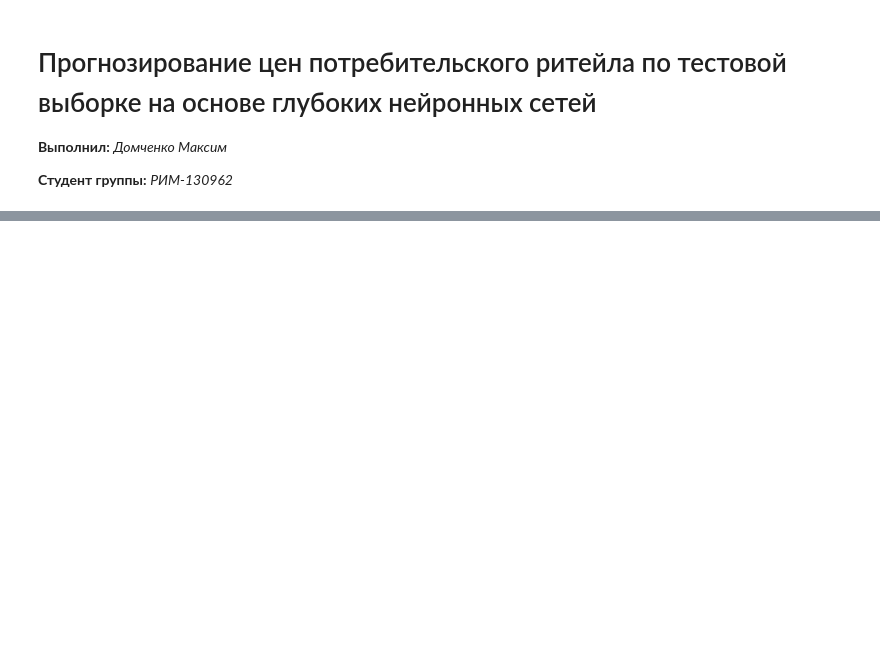
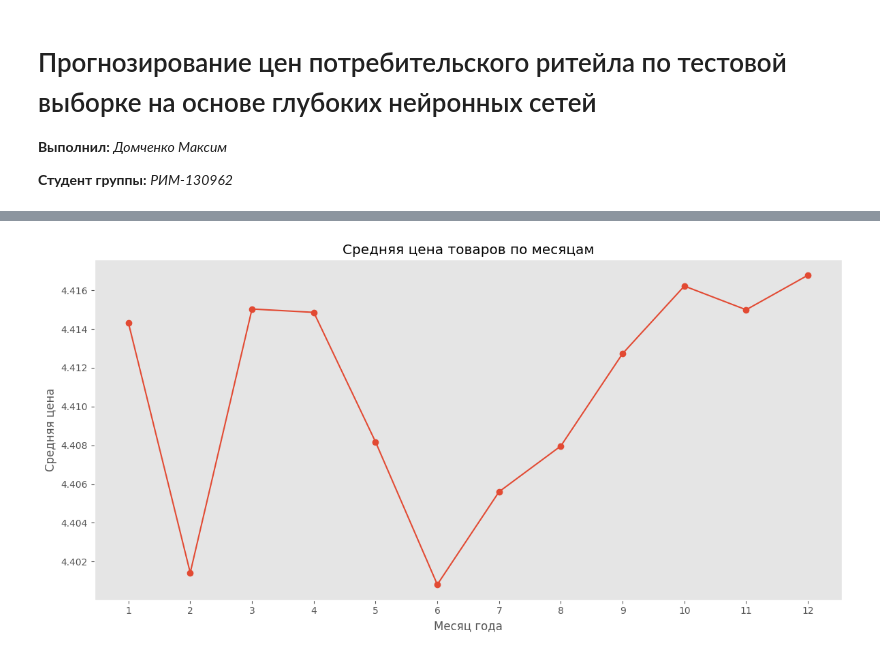
Before and after one commit to DMax-w/price_forecasting, a Jupyter notebook: notebook/02_eda_and_feature_analysis.ipynb, the cells around one changed output, grey strips where cells are left out. Cells and saved outputs as stored; diff of their text form; code cells hidden in the pictures; blank space fills up the shorter version.

```diff
--- a/notebook/02_eda_and_feature_analysis.ipynb
+++ b/notebook/02_eda_and_feature_analysis.ipynb
@@ -837,0 +102,20 @@ Early stopping, best iteration is:
+# %%
+# Сезонный и временной анализ средних цен по месяцам и дням недели
+
+# Соединение таблиц sell_prices и calendar
+prices_calendar_df = sell_prices_df.merge(calendar_df, on='wm_yr_wk')
+
+# Средняя цена по месяцам
+monthly_prices = prices_calendar_df.groupby('month')['sell_price'].mean()
+
+plt.figure(figsize=(12, 6))
+monthly_prices.plot(marker='o')
+plt.title('Средняя цена товаров по месяцам')
+plt.xlabel('Месяц года')
+plt.ylabel('Средняя цена')
+plt.grid()
+plt.xticks(range(1, 13))
+plt.tight_layout()
+plt.show()
+# %% [output]
+[figure, added]
```
Also changed, not shown: parts of 68 cells of this notebook, 13 other files.
